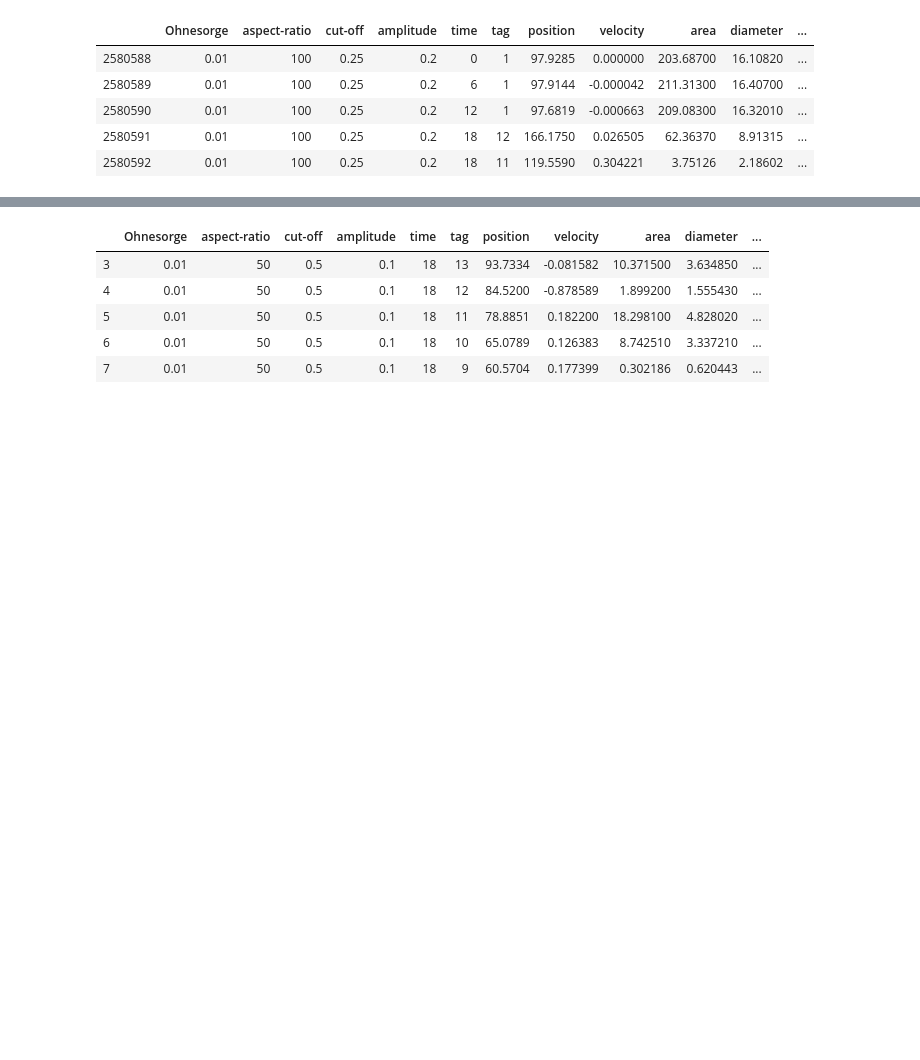
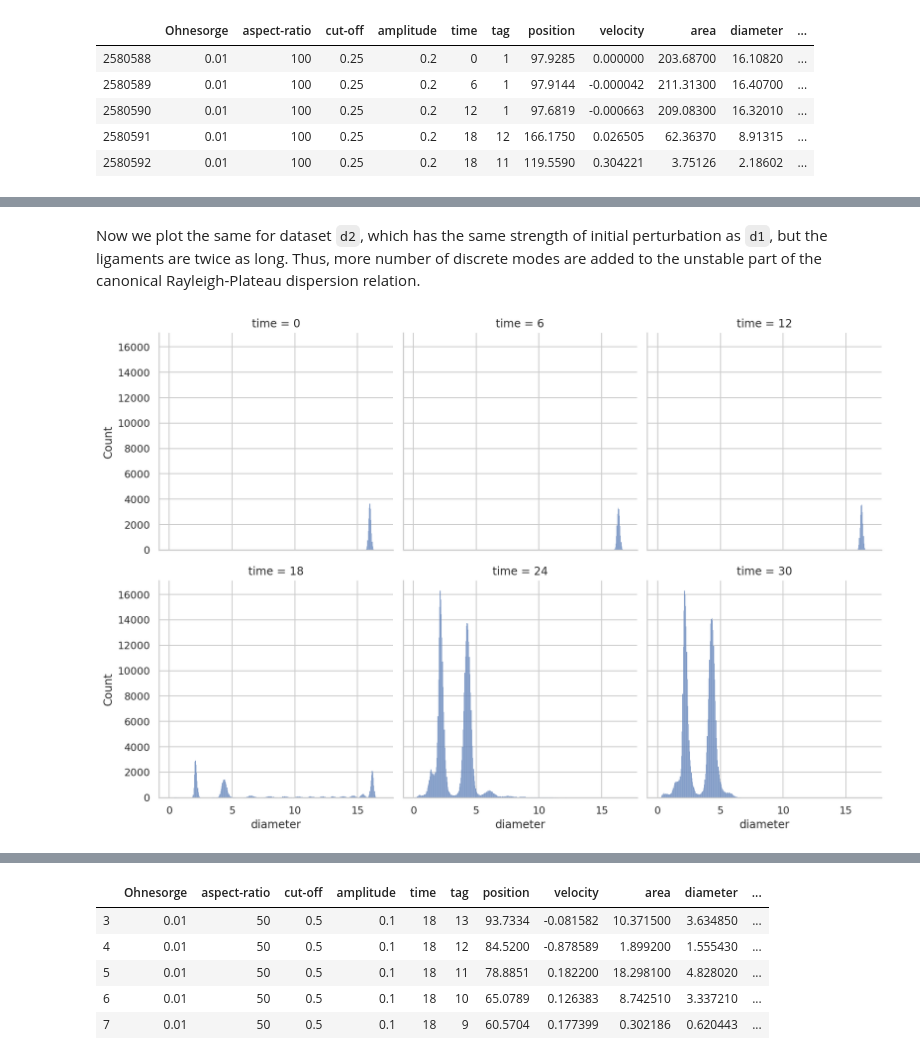
Before and after one commit to palsagar/ligaments_analysis, a Jupyter notebook: test.ipynb, the cells around one changed output, grey strips where cells are left out. Cells and saved outputs as stored; diff of their text form; code cells hidden in the pictures; blank space fills up the shorter version.

```diff
--- a/test.ipynb
+++ b/test.ipynb
@@ -178,0 +183,7 @@ sns.displot(data=d1, kind="hist", kde=False, x="diameter", col="time",
+# %% [markdown]
+Now we plot the same for dataset `d2`, which has the same strength of initial perturbation as `d1`, but the ligaments are twice as long. Thus, more number of discrete modes are added to the unstable part of the canonical Rayleigh-Plateau dispersion relation.
+# %%
+sns.displot(data=d2, kind="hist", kde=False, x="diameter", col="time",
+            legend=True, palette="bright", height=4.0, aspect=1.0, col_wrap=3) ;
+# %% [output]
+[figure, added]
```
Also changed, not shown: parts of 14 cells of this notebook.
